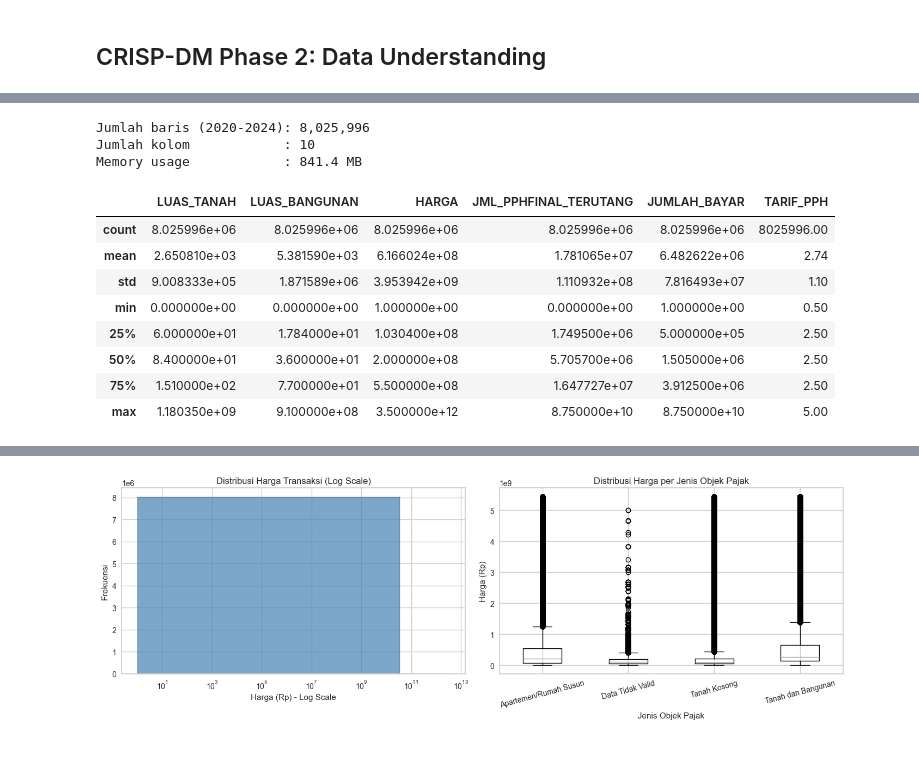
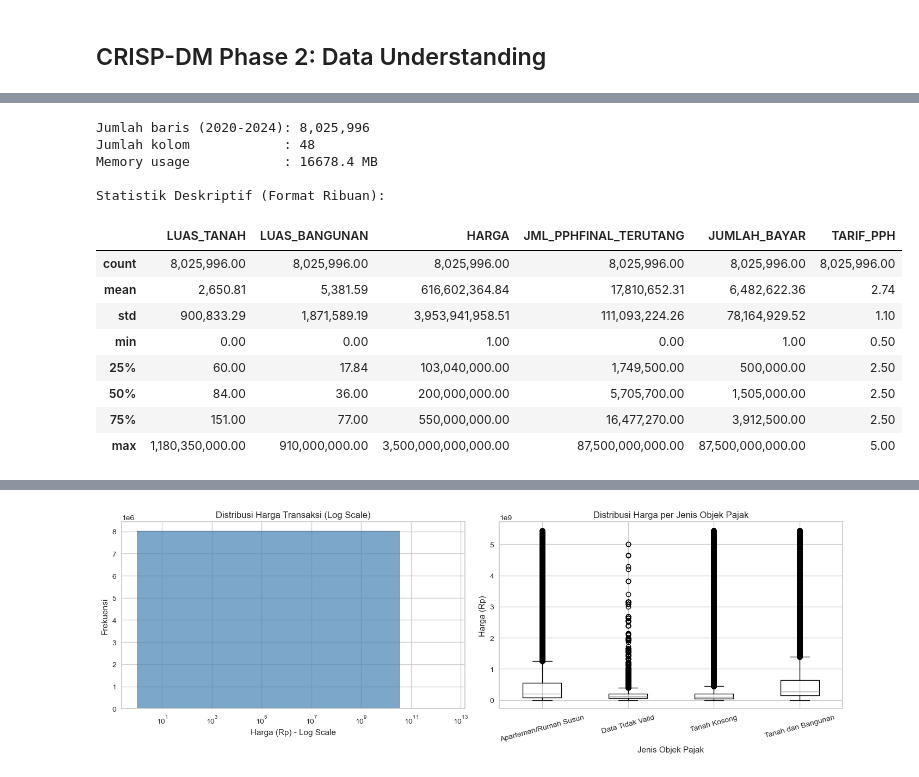
Before and after one commit to gopaspsb/MLFlow, a Jupyter notebook: New Kelompok 2.ipynb, the cells around one changed output, grey strips where cells are left out. Saved outputs shown, nothing was run; the diff lists cells and outputs as text; code cells hidden in the pictures.

```diff
--- a/New Kelompok 2.ipynb
+++ b/New Kelompok 2.ipynb
@@ -75,0 +47,7 @@ Mengingat keterbatasan hardware (Intel Core i5-4300, 8GB DDR3, SSD SATA), dari ~
+# %%
+# Baca file parquet untuk Data Analysis
+
+# file_parquet_laptop = "C:/Users/user/OneDrive - Kemenkeu/Karejo/PJJ/10. Data Analytics/intro-python/MLFlow/4. PPHTB  999 - 15 10 2024.parquet"
+file_parquet = "C:/Users/910223073/OneDrive - Kemenkeu/Karejo/PJJ/10. Data Analytics/intro-python/MLFlow/4. PPHTB  999 - 15 10 2024.parquet"
+df_parquet = pd.read_parquet(file_parquet)
+df_parquet.head()
@@ -106,35 +88,34 @@ Name: count, dtype: Int64
 # %%
-# 2.2 Baca ulang parquet hanya kolom yang dibutuhkan + filter 2020-2024
+# 2.2 Buat df_model dengan filter Tahun Transaksi 2020-2024
 import pyarrow.parquet as pq
+pd.options.display.float_format = '{:,.2f}'.format
 
-kolom_model = ['LUAS_TANAH', 'LUAS_BANGUNAN', 'TARIF_PPH', 'HARGA',
-               'JML_PPHFINAL_TERUTANG', 'JUMLAH_BAYAR', 'TAHUN_TRANSAKSI',
-               'JENIS_PENGALIHAN', 'JENIS_OBJEK_PAJAK', 'JNS_PENJUAL']
-
-# Baca hanya kolom yang dibutuhkan (hemat RAM)
-df = pd.read_parquet(file_parquet_laptop, columns=kolom_model)
-df = df[df['TAHUN_TRANSAKSI'].between(2020, 2024)].reset_index(drop=True)
-
-print(f"Jumlah baris (2020-2024): {len(df):,}")
-print(f"Jumlah kolom            : {len(df.columns)}")
-print(f"Memory usage            : {df.memory_usage(deep=True).sum() / 1e6:.1f} MB")
+df_model = df_parquet[df_parquet['TAHUN_TRANSAKSI'].between(2020, 2024)].copy()
+print(f"Jumlah baris (2020-2024): {len(df_model):,}")
+print(f"Jumlah kolom            : {len(df_model.columns)}")
+print(f"Memory usage            : {df_model.memory_usage(deep=True).sum() / 1e6:.1f} MB")
 
 # Statistik Deskriptif
 kolom_numerik = ['LUAS_TANAH', 'LUAS_BANGUNAN', 'HARGA', 'JML_PPHFINAL_TERUTANG', 'JUMLAH_BAYAR', 'TARIF_PPH']
-df[kolom_numerik].describe().round(2)
+stats = df_model[kolom_numerik].describe()
+
+print("\nStatistik Deskriptif (Format Ribuan):")
+display(stats)
 # %% [output]
 Jumlah baris (2020-2024): 8,025,996
-Jumlah kolom            : 10
-Memory usage            : 841.4 MB
+Jumlah kolom            : 48
+Memory usage            : 16678.4 MB
+
+Statistik Deskriptif (Format Ribuan):
 |  | LUAS_TANAH | LUAS_BANGUNAN | HARGA | JML_PPHFINAL_TERUTANG | JUMLAH_BAYAR | TARIF_PPH |
-| count | 8.025996e+06 | 8.025996e+06 | 8.025996e+06 | 8.025996e+06 | 8.025996e+06 | 8025996.00 |
-| mean | 2.650810e+03 | 5.381590e+03 | 6.166024e+08 | 1.781065e+07 | 6.482622e+06 | 2.74 |
-| std | 9.008333e+05 | 1.871589e+06 | 3.953942e+09 | 1.110932e+08 | 7.816493e+07 | 1.10 |
-| min | 0.000000e+00 | 0.000000e+00 | 1.000000e+00 | 0.000000e+00 | 1.000000e+00 | 0.50 |
-| 25% | 6.000000e+01 | 1.784000e+01 | 1.030400e+08 | 1.749500e+06 | 5.000000e+05 | 2.50 |
-| 50% | 8.400000e+01 | 3.600000e+01 | 2.000000e+08 | 5.705700e+06 | 1.505000e+06 | 2.50 |
-| 75% | 1.510000e+02 | 7.700000e+01 | 5.500000e+08 | 1.647727e+07 | 3.912500e+06 | 2.50 |
-| max | 1.180350e+09 | 9.100000e+08 | 3.500000e+12 | 8.750000e+10 | 8.750000e+10 | 5.00 |
+| count | 8,025,996.00 | 8,025,996.00 | 8,025,996.00 | 8,025,996.00 | 8,025,996.00 | 8,025,996.00 |
+| mean | 2,650.81 | 5,381.59 | 616,602,364.84 | 17,810,652.31 | 6,482,622.36 | 2.74 |
+| std | 900,833.29 | 1,871,589.19 | 3,953,941,958.51 | 111,093,224.26 | 78,164,929.52 | 1.10 |
+| min | 0.00 | 0.00 | 1.00 | 0.00 | 1.00 | 0.50 |
+| 25% | 60.00 | 17.84 | 103,040,000.00 | 1,749,500.00 | 500,000.00 | 2.50 |
+| 50% | 84.00 | 36.00 | 200,000,000.00 | 5,705,700.00 | 1,505,000.00 | 2.50 |
+| 75% | 151.00 | 77.00 | 550,000,000.00 | 16,477,270.00 | 3,912,500.00 | 2.50 |
+| max | 1,180,350,000.00 | 910,000,000.00 | 3,500,000,000,000.00 | 87,500,000,000.00 | 87,500,000,000.00 | 5.00 |
 # %%
 # 2.3 Distribusi Kolom Kategorikal
 print("JENIS_OBJEK_PAJAK:")
```
Also changed, not shown: parts of 43 cells of this notebook.
